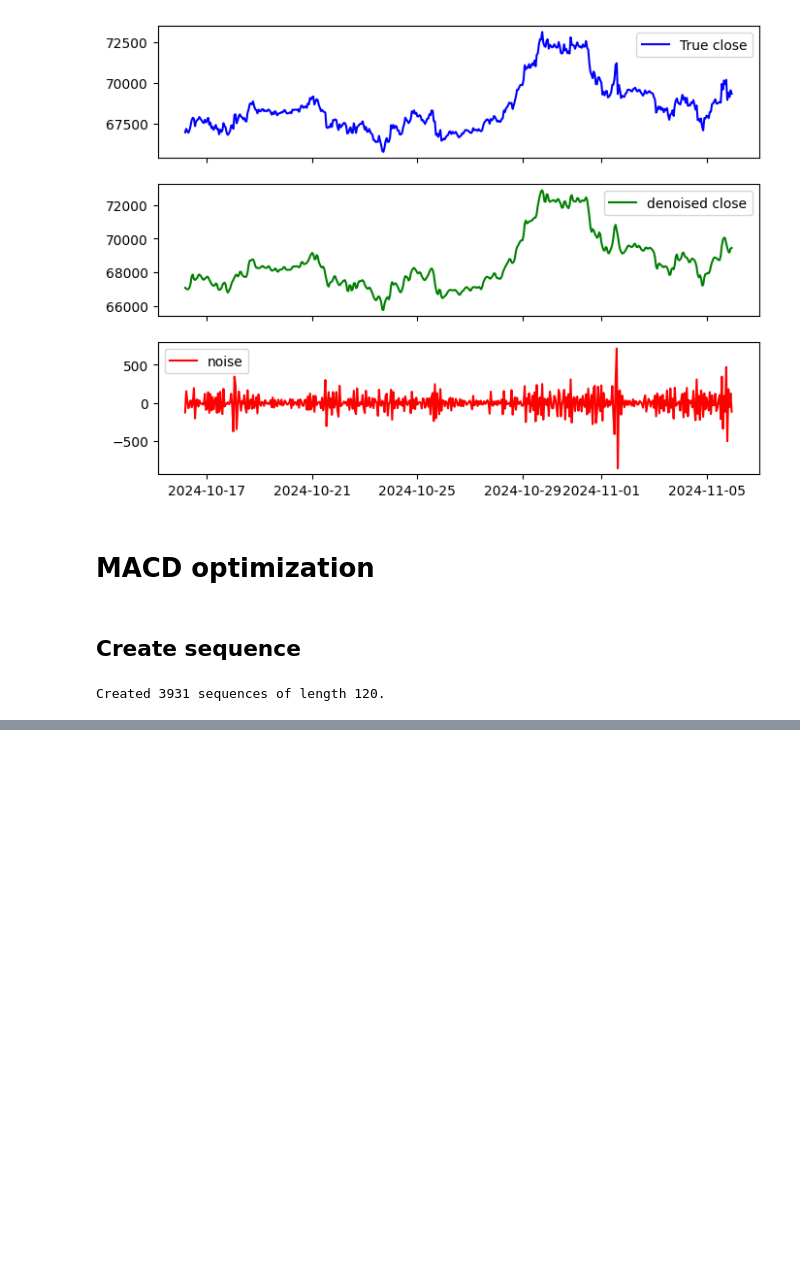
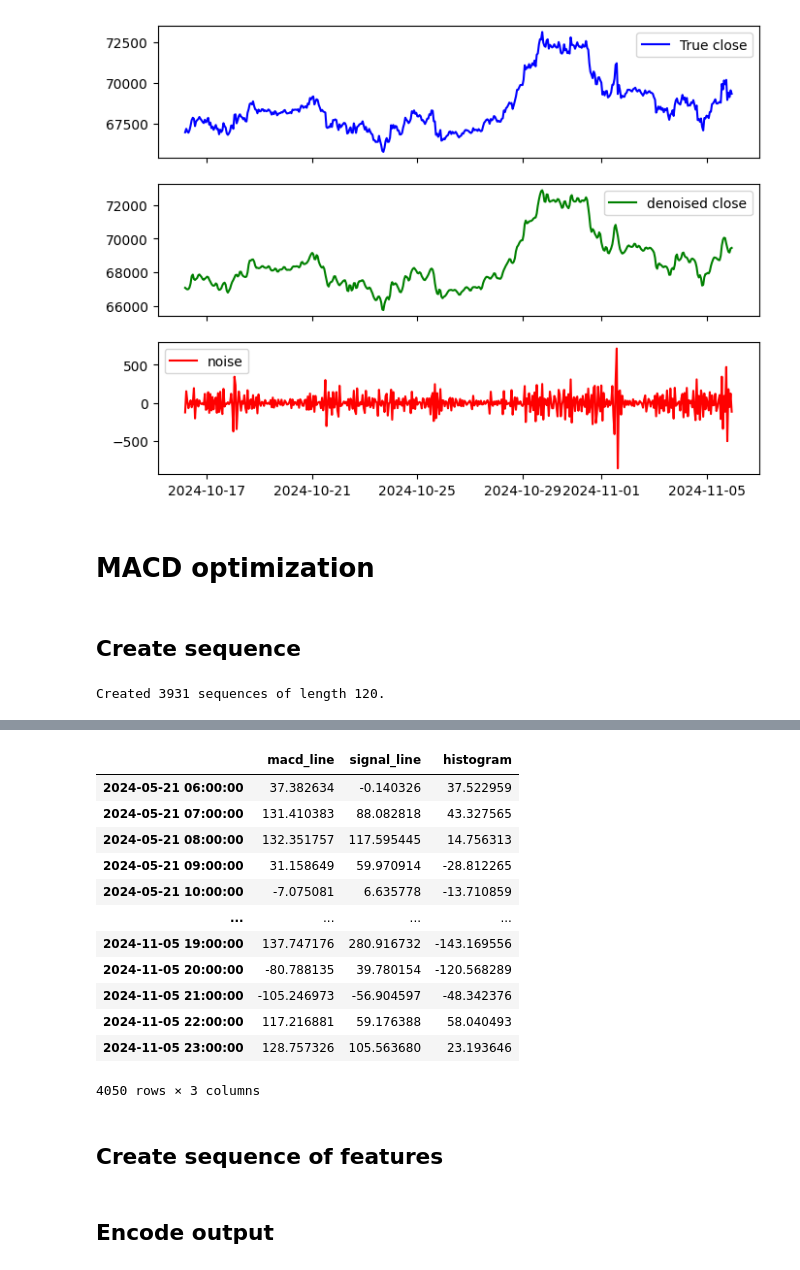
Before and after one commit to ArvinEsfandiari/RevIN-MACD-CNNxLSTM, a Jupyter notebook: src/macdxlstm/prepare_data.ipynb, the cells around one changed output, grey strips where cells are left out. Cells and saved outputs as stored; diff of their text form; code cells hidden in the pictures; blank space fills up the shorter version.

```diff
--- a/src/macdxlstm/prepare_data.ipynb
+++ b/src/macdxlstm/prepare_data.ipynb
@@ -132,0 +315,21 @@ IndexError: only integers, slices (`:`), ellipsis (`...`), numpy.newaxis (`None`
+# %%
+x = df[['macd_line','signal_line', 'histogram']].copy()
+y = df['labels'].copy
+# %%
+x
+# %% [output]
+|  | macd_line | signal_line | histogram |
+| 2024-05-21 06:00:00 | 37.382634 | -0.140326 | 37.522959 |
+| 2024-05-21 07:00:00 | 131.410383 | 88.082818 | 43.327565 |
+| 2024-05-21 08:00:00 | 132.351757 | 117.595445 | 14.756313 |
+| 2024-05-21 09:00:00 | 31.158649 | 59.970914 | -28.812265 |
+| 2024-05-21 10:00:00 | -7.075081 | 6.635778 | -13.710859 |
+| ... | ... | ... | ... |
+| 2024-11-05 19:00:00 | 137.747176 | 280.916732 | -143.169556 |
+| 2024-11-05 20:00:00 | -80.788135 | 39.780154 | -120.568289 |
+| 2024-11-05 21:00:00 | -105.246973 | -56.904597 | -48.342376 |
+| 2024-11-05 22:00:00 | 117.216881 | 59.176388 | 58.040493 |
+| 2024-11-05 23:00:00 | 128.757326 | 105.563680 | 23.193646 |
+4050 rows × 3 columns
+# %% [markdown]
+## Create sequence of features
@@ -132,0 +338,2 @@ IndexError: only integers, slices (`:`), ellipsis (`...`), numpy.newaxis (`None`
+# %% [markdown]
+## Encode output
```
Also changed, not shown: parts of 39 cells of this notebook, 2 other files.
